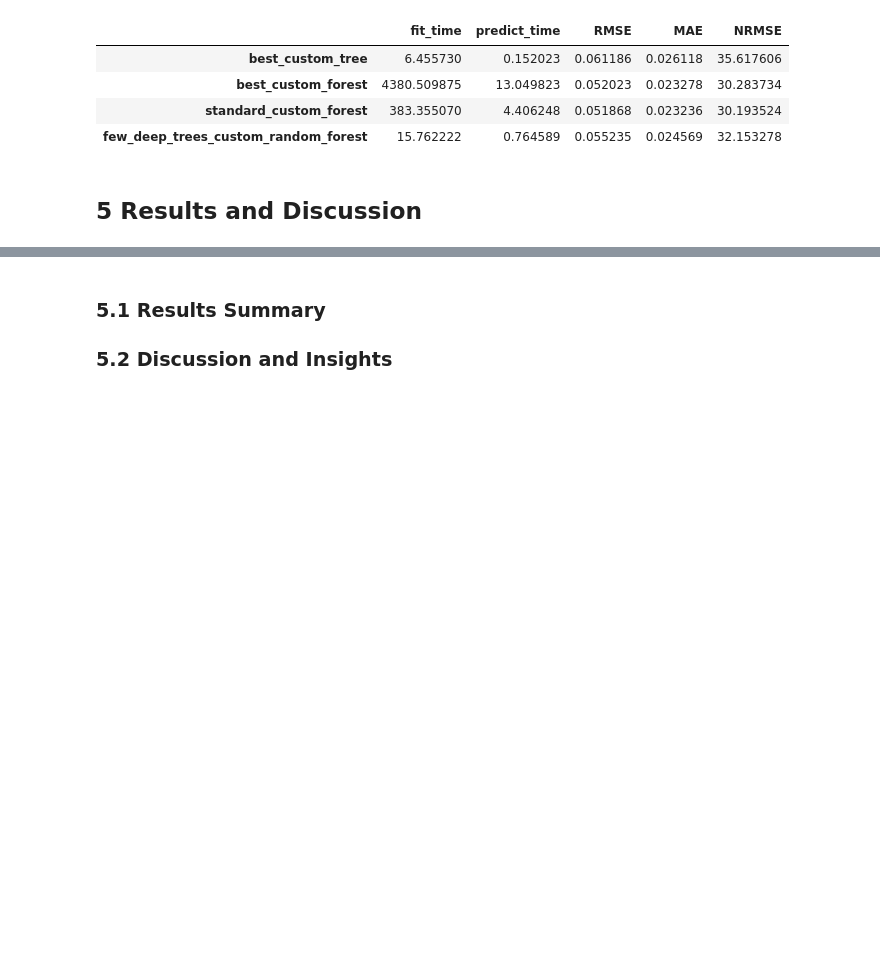
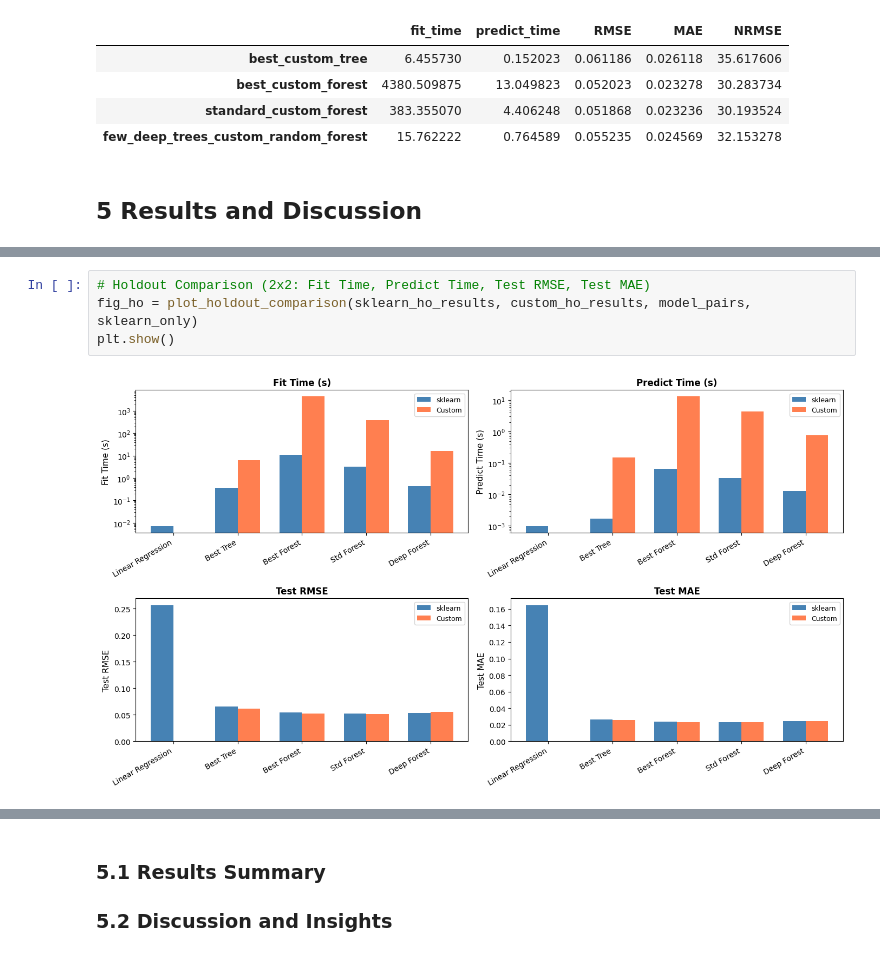
Before and after one commit to AlbertZweistein-2/184.702_MachineLearning, a Jupyter notebook: Ex2/src/Group70_OlsacherPoneschWinkler_Taiwan.ipynb, the cells around one changed output, grey strips where cells are left out. Cells and saved outputs as stored; diff of their text form; blank space fills up the shorter version.

```diff
--- a/Ex2/src/Group70_OlsacherPoneschWinkler_Taiwan.ipynb
+++ b/Ex2/src/Group70_OlsacherPoneschWinkler_Taiwan.ipynb
@@ -719,0 +771,6 @@ custom_ho_results
+# %%
+# Holdout Comparison (2x2: Fit Time, Predict Time, Test RMSE, Test MAE)
+fig_ho = plot_holdout_comparison(sklearn_ho_results, custom_ho_results, model_pairs, sklearn_only)
+plt.show()
+# %% [output]
+[figure, added]
```
Also changed, not shown: parts of 5 cells of this notebook, 1 other file.
